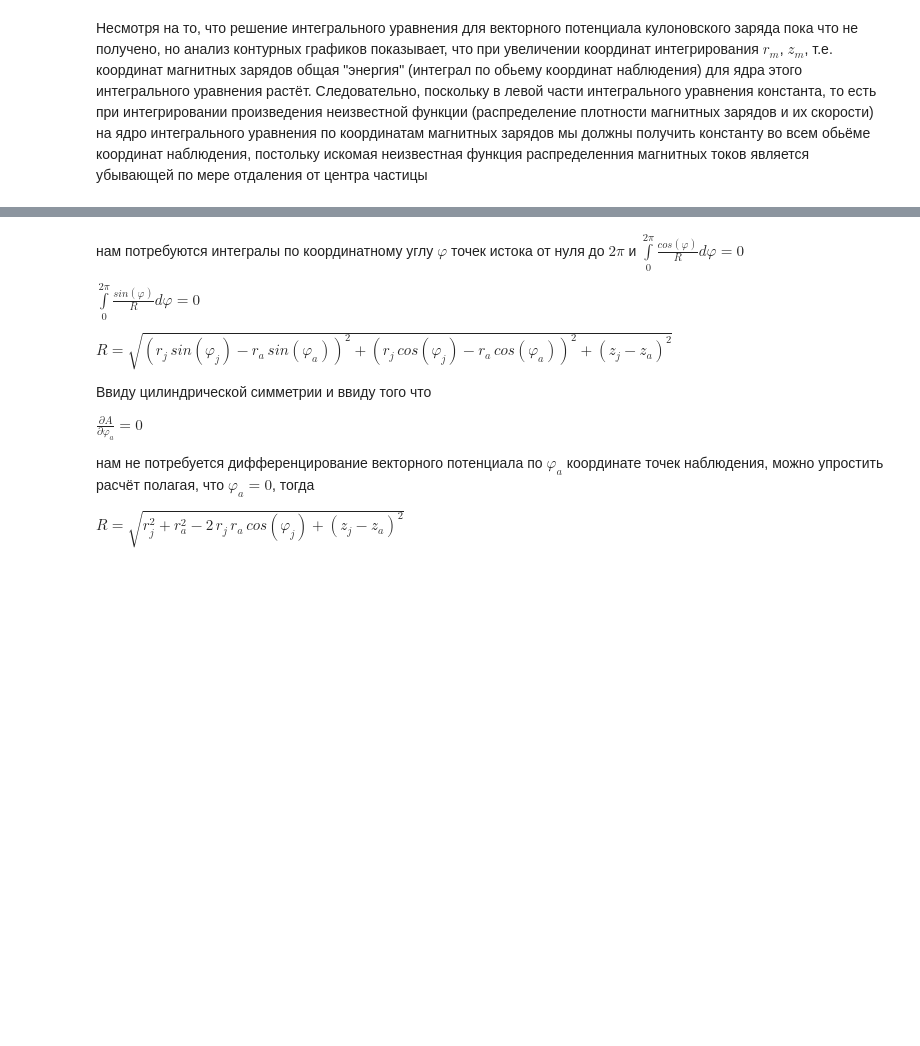
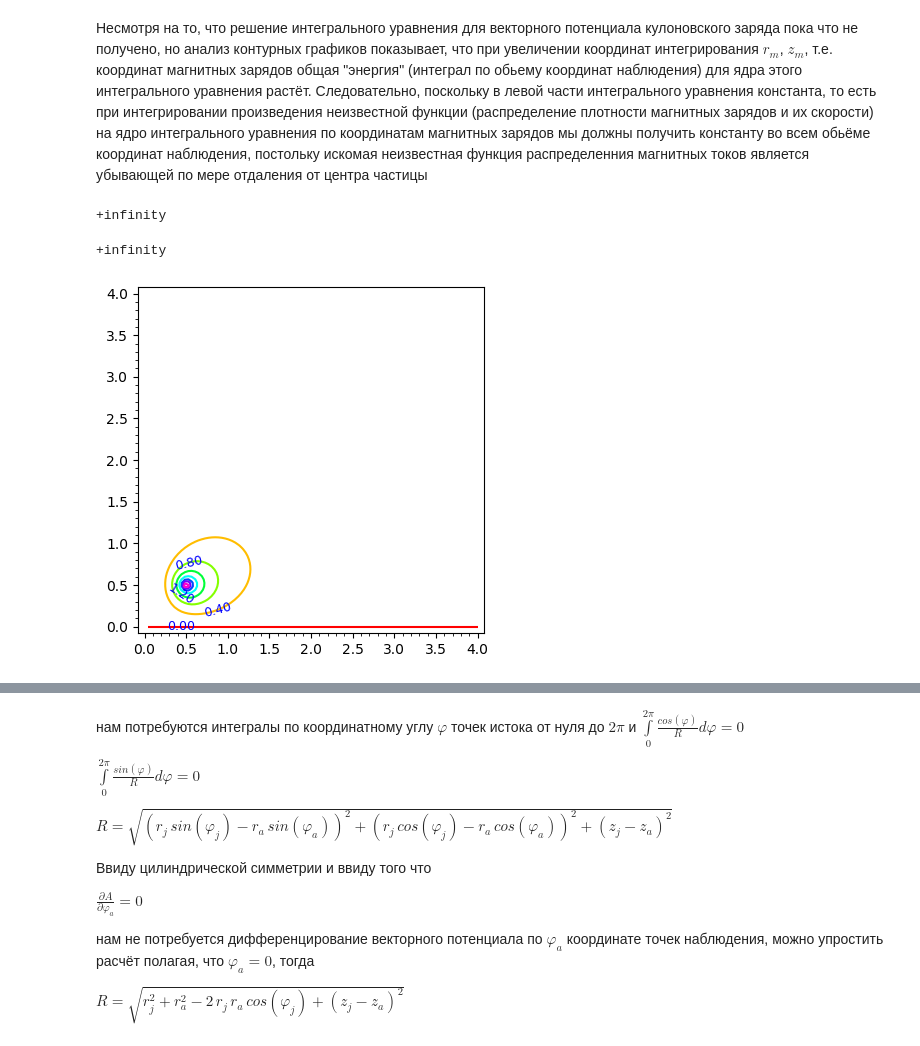
Before and after one commit to daju1/articles, a Jupyter notebook: electrostatic_vector_potential/Vector_potential_of_a_precessing_magnetic_dipole.ipynb, the cells around one changed output, grey strips where cells are left out. Saved outputs shown, nothing was run; the diff lists cells and outputs as text; code cells hidden in the pictures; blank space fills up the shorter version.

```diff
--- a/electrostatic_vector_potential/Vector_potential_of_a_precessing_magnetic_dipole.ipynb
+++ b/electrostatic_vector_potential/Vector_potential_of_a_precessing_magnetic_dipole.ipynb
@@ -245,8 +256,8 @@ p.show(title="Векторный потенциал электростатиче
 # Векторный потенциал прецессирующего магнитного диполя
 # %%
 A_dipol = lambda rj, ra, zj, za : \
-        + A_phi(rj, ra, +zj, za) \
-        - A_phi(rj, ra, -zj, za)
+        + A_ring(rj, ra, +zj, za) \
+        - A_ring(rj, ra, -zj, za)
 # %% [markdown]
 Векторный потенциал прецессирующего магнитного диполя на высоте za в зависимости от Расстояние от оси ra
 # %%
@@ -442,2 +428,14 @@ contour_plot(Kern_dipol(rm = 3, ra=r_a, zm = 3, za=z_a), (r_a,0,4), (z_a,0,4), f
 # %% [markdown]
 Несмотря на то, что решение интегрального уравнения для векторного потенциала кулоновского заряда пока что не получено, но анализ контурных графиков показывает, что при увеличении координат интегрирования $r_m$, $z_m$, т.е. координат магнитных зарядов общая "энергия" (интеграл по обьему координат наблюдения) для ядра этого интегрального уравнения растёт. Следовательно, поскольку в левой части интегрального уравнения константа, то есть при интегрировании произведения неизвестной функции (распределение плотности магнитных зарядов и их скорости) на ядро интегрального уравнения по координатам магнитных зарядов мы должны получить константу во всем обьёме координат наблюдения, постольку искомая неизвестная функция распределенния магнитных токов является убывающей по мере отдаления от центра частицы
+# %%
+Kerm_dipol(rm = 1, ra=1, zm = 1, za=1).n()
+# %% [output]
++infinity
+# %%
+Kern_dipol(rm = 1, ra=1, zm = 1, za=1).n()
+# %% [output]
++infinity
+# %%
+contour_plot(Kern_dipol(rm = r_m, ra=0.5, zm = z_m, za=0.5), (r_m,0,4), (z_m,0,4), fill=False, cmap='hsv', labels=True)
+# %% [output]
+[figure, added]
```
Also changed, not shown: parts of 79 cells of this notebook.
